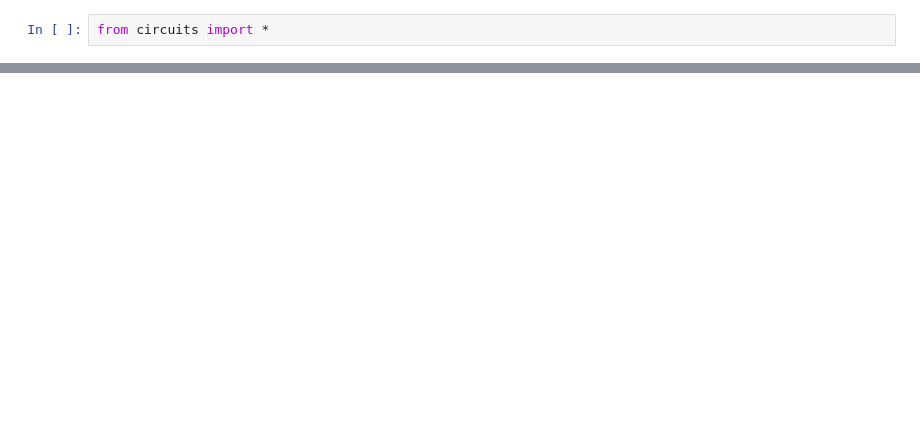
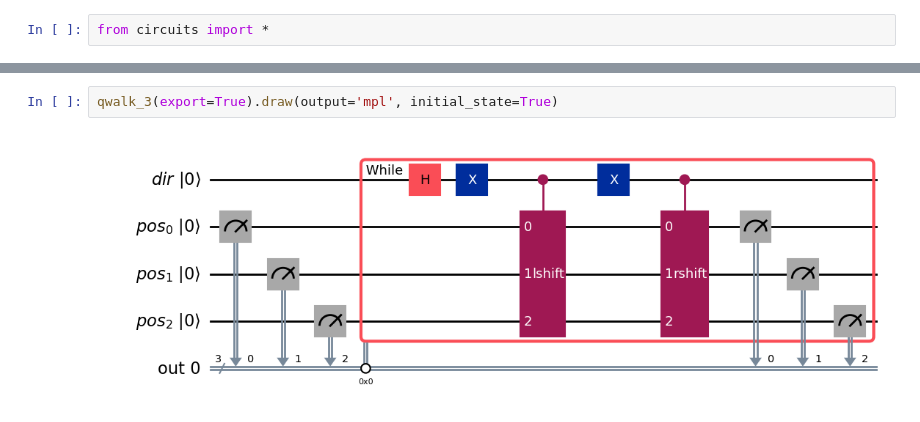
Before and after one commit to dnngky/qinvgen, a Jupyter notebook: qinvgen/examples/circuits.ipynb, the cells around one changed output, grey strips where cells are left out. Drawn from its saved outputs; the diff is of its cells as text; blank space fills up the shorter version.

```diff
--- a/qinvgen/examples/circuits.ipynb
+++ b/qinvgen/examples/circuits.ipynb
@@ -10,0 +9,4 @@ quantum_walk(n=4, export=True).draw(output='mpl', initial_state=True)
+# %%
+qwalk_3(export=True).draw(output='mpl', initial_state=True)
+# %% [output]
+[figure, added]
```
Also changed, not shown: parts of 2 cells of this notebook, 12 other files.
